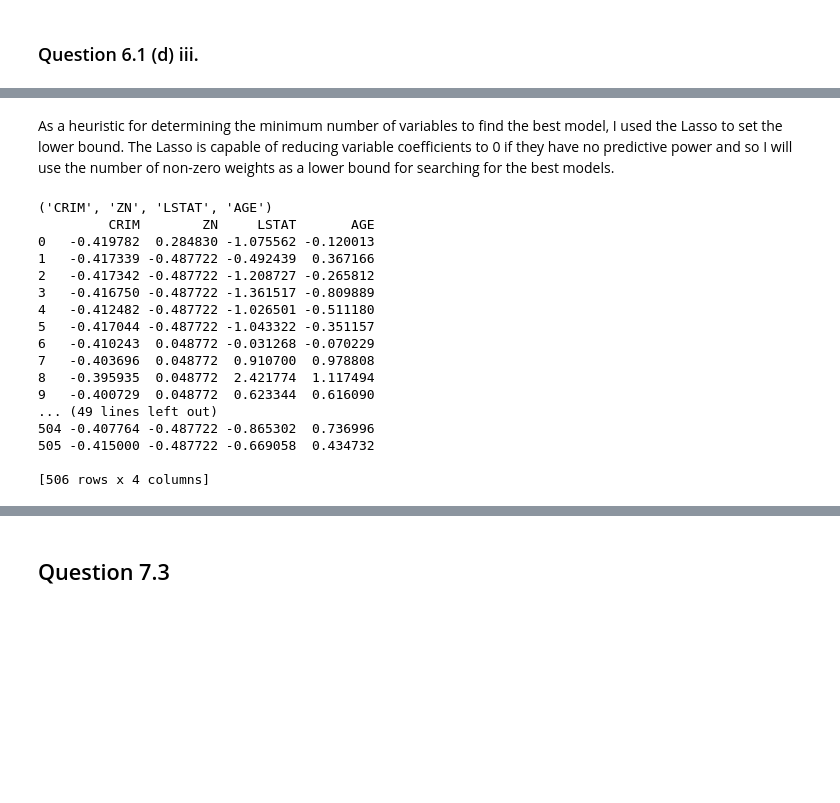
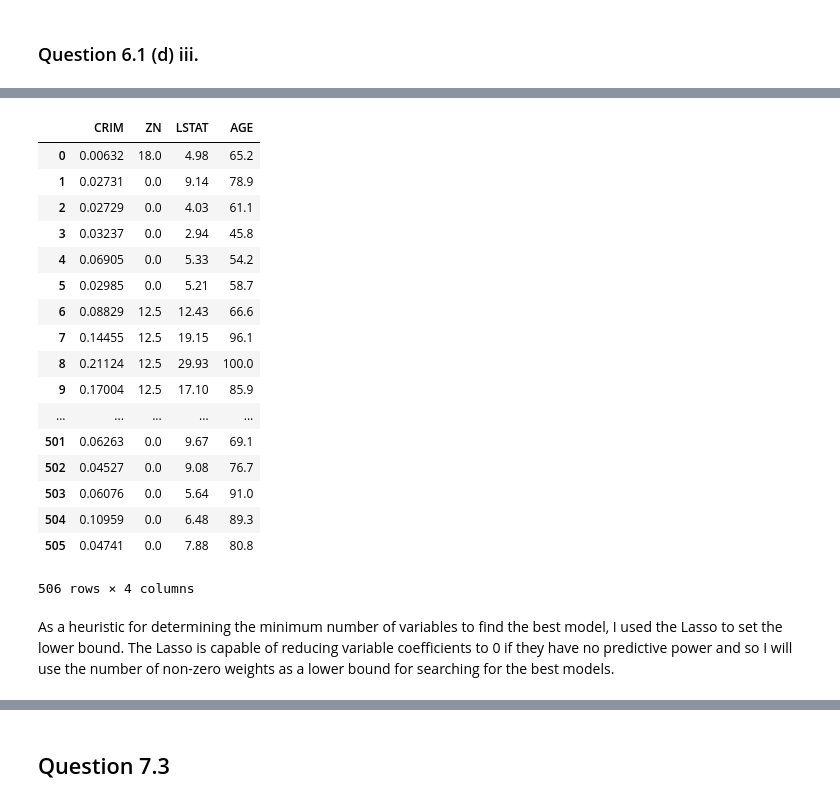
Before and after one commit to JonathanJohann/iResearch, a Jupyter notebook: Data_Science/15.0621 Data Mining Assignment 2.ipynb, the cells around one changed output, grey strips where cells are left out. Drawn from its saved outputs; the diff is of its cells as text; code cells hidden in the pictures; blank space fills up the shorter version.

```diff
--- a/Data_Science/15.0621 Data Mining Assignment 2.ipynb
+++ b/Data_Science/15.0621 Data Mining Assignment 2.ipynb
@@ -126,27 +125,27 @@ The number of models we need to test:  847
 ['CRIM' 'ZN' 'LSTAT' 'AGE']
+# %%
+bostonhousing[np.array(list(combinations(predictor_columns,4))[0])]
+# %% [output]
+|  | CRIM | ZN | LSTAT | AGE |
+| 0 | 0.00632 | 18.0 | 4.98 | 65.2 |
+| 1 | 0.02731 | 0.0 | 9.14 | 78.9 |
+| 2 | 0.02729 | 0.0 | 4.03 | 61.1 |
+| 3 | 0.03237 | 0.0 | 2.94 | 45.8 |
+| 4 | 0.06905 | 0.0 | 5.33 | 54.2 |
+| 5 | 0.02985 | 0.0 | 5.21 | 58.7 |
+| 6 | 0.08829 | 12.5 | 12.43 | 66.6 |
+| 7 | 0.14455 | 12.5 | 19.15 | 96.1 |
+| 8 | 0.21124 | 12.5 | 29.93 | 100.0 |
+| 9 | 0.17004 | 12.5 | 17.10 | 85.9 |
+| ... | ... | ... | ... | ... |
+| 501 | 0.06263 | 0.0 | 9.67 | 69.1 |
+| 502 | 0.04527 | 0.0 | 9.08 | 76.7 |
+| 503 | 0.06076 | 0.0 | 5.64 | 91.0 |
+| 504 | 0.10959 | 0.0 | 6.48 | 89.3 |
+| 505 | 0.04741 | 0.0 | 7.88 | 80.8 |
+506 rows × 4 columns
 # %% [markdown]
 As a heuristic for determining the minimum number of variables to find the best model, I used the Lasso to set the lower bound. The Lasso is capable of reducing variable coefficients to 0 if they have no predictive power and so I will use the number of non-zero weights as a lower bound for searching for the best models.
-# %%
-print vars_for_model[0]
-print bostonhousing[['CRIM','ZN','LSTAT','AGE']]
-# %% [output]
-('CRIM', 'ZN', 'LSTAT', 'AGE')
-         CRIM        ZN     LSTAT       AGE
-0   -0.419782  0.284830 -1.075562 -0.120013
-1   -0.417339 -0.487722 -0.492439  0.367166
-2   -0.417342 -0.487722 -1.208727 -0.265812
-3   -0.416750 -0.487722 -1.361517 -0.809889
-4   -0.412482 -0.487722 -1.026501 -0.511180
-5   -0.417044 -0.487722 -1.043322 -0.351157
-6   -0.410243  0.048772 -0.031268 -0.070229
-7   -0.403696  0.048772  0.910700  0.978808
-8   -0.395935  0.048772  2.421774  1.117494
-9   -0.400729  0.048772  0.623344  0.616090
-... (49 lines left out)
-504 -0.407764 -0.487722 -0.865302  0.736996
-505 -0.415000 -0.487722 -0.669058  0.434732
-
-[506 rows x 4 columns]
 # %%
 model = sklearn.linear_model.LinearRegression()
 X,Xt,y,yt = sklearn.cross_validation.train_test_split(bostonhousing[predictor_columns],bostonhousing.MEDV,test_size=0.2)
```
Also changed, not shown: parts of 13 cells of this notebook.
